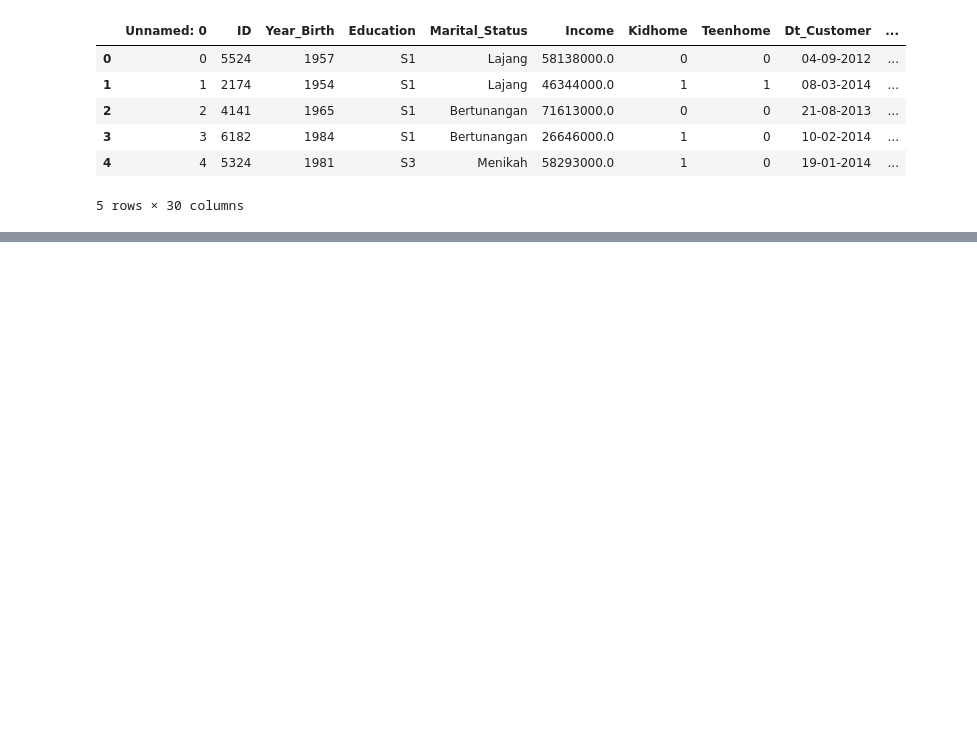
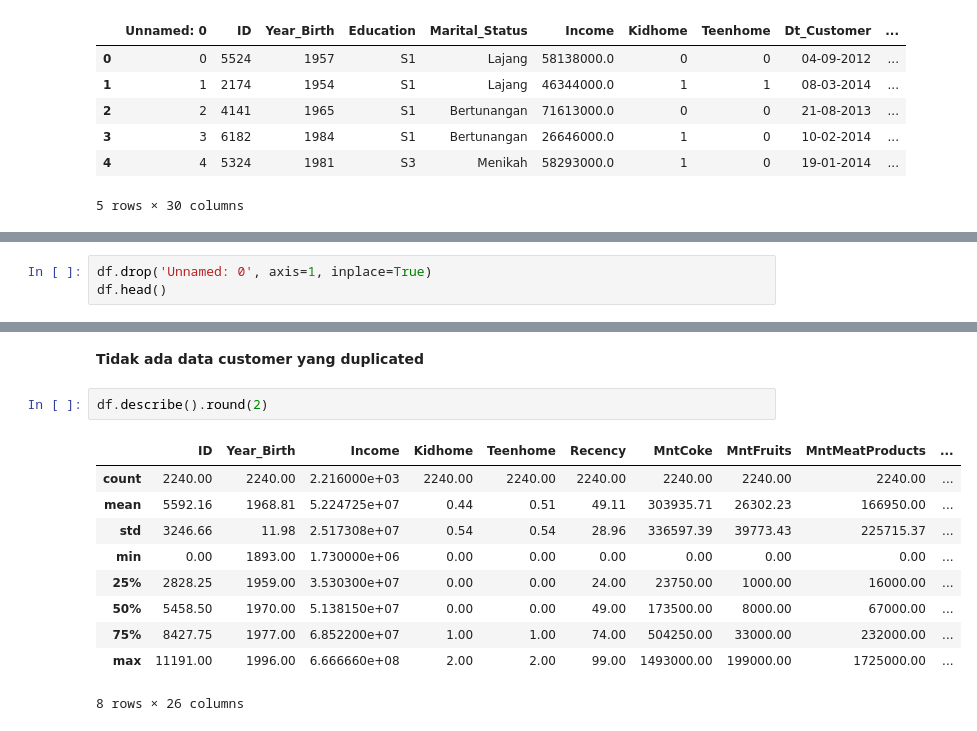
Before and after one commit to hrmufid/Mini-Project-3, a Jupyter notebook: Mini_Project_3.ipynb, the cells around one changed output, grey strips where cells are left out. Cells and saved outputs as stored; diff of their text form; blank space fills up the shorter version.

```diff
--- a/Mini_Project_3.ipynb
+++ b/Mini_Project_3.ipynb
@@ -33,0 +70,3 @@ df.head()
+# %%
+df.drop('Unnamed: 0', axis=1, inplace=True)
+df.head()
@@ -33,0 +81,15 @@ df.head()
+# %% [markdown]
+**Tidak ada data customer yang duplicated**
+# %%
+df.describe().round(2)
+# %% [output]
+|  | ID | Year_Birth | Income | Kidhome | Teenhome | Recency | MntCoke | MntFruits | MntMeatProducts | ... |
+| count | 2240.00 | 2240.00 | 2.216000e+03 | 2240.00 | 2240.00 | 2240.00 | 2240.00 | 2240.00 | 2240.00 | ... |
+| mean | 5592.16 | 1968.81 | 5.224725e+07 | 0.44 | 0.51 | 49.11 | 303935.71 | 26302.23 | 166950.00 | ... |
+| std | 3246.66 | 11.98 | 2.517308e+07 | 0.54 | 0.54 | 28.96 | 336597.39 | 39773.43 | 225715.37 | ... |
+| min | 0.00 | 1893.00 | 1.730000e+06 | 0.00 | 0.00 | 0.00 | 0.00 | 0.00 | 0.00 | ... |
+| 25% | 2828.25 | 1959.00 | 3.530300e+07 | 0.00 | 0.00 | 24.00 | 23750.00 | 1000.00 | 16000.00 | ... |
+| 50% | 5458.50 | 1970.00 | 5.138150e+07 | 0.00 | 0.00 | 49.00 | 173500.00 | 8000.00 | 67000.00 | ... |
+| 75% | 8427.75 | 1977.00 | 6.852200e+07 | 1.00 | 1.00 | 74.00 | 504250.00 | 33000.00 | 232000.00 | ... |
+| max | 11191.00 | 1996.00 | 6.666660e+08 | 2.00 | 2.00 | 99.00 | 1493000.00 | 199000.00 | 1725000.00 | ... |
+8 rows × 26 columns
```
Also changed, not shown: parts of 15 cells of this notebook.
